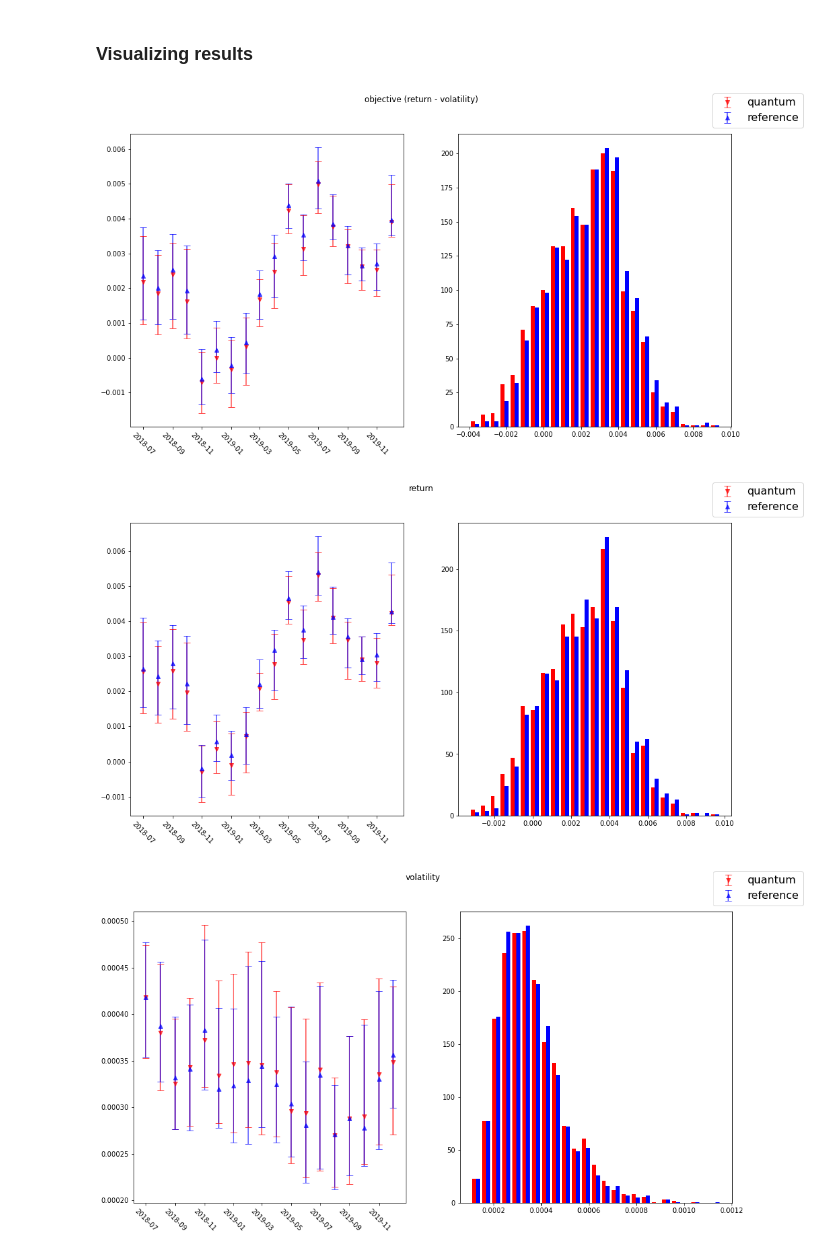
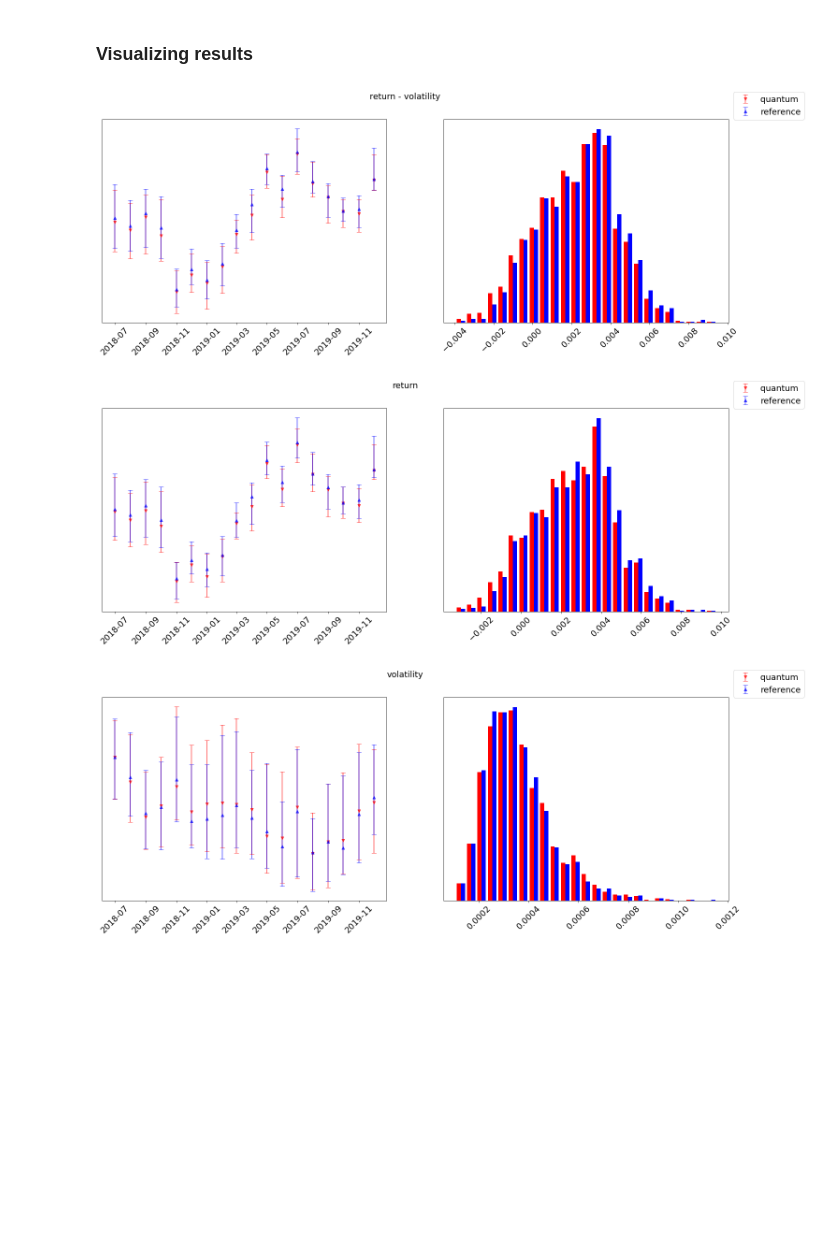
Before and after one commit to grossiM/quantum-optimization-experiments, a Jupyter notebook: benchmarking.ipynb, the cells around one changed output. Drawn from its saved outputs; the diff is of its cells as text; code cells hidden in the pictures; blank space fills up the shorter version.

Commit message:
minor style changes to graphs

```diff
--- a/benchmarking.ipynb
+++ b/benchmarking.ipynb
@@ -270,34 +273,40 @@ flat_results = {solver :{metric : [granular_results[solver][portfolio][date][met
 # %%
 #creates a subplot to display results over a given metric
 labels_dict = {'vqe': 'quantum', 'classic': 'reference'}
-titles_dict = {'objective_function_value': 'objective (return - volatility)', 'computational_time': 'computational time [s]'}
+titles_dict = {'objective_function_value': 'return - volatility', 'computational_time': 'computational time [s]'}
+fontsize = 18
 
 for metric in metrics:
-    fig, (ax1, ax2) = plt.subplots(1, 2, figsize=(16, 8))
+    fig, (ax1, ax2) = plt.subplots(1, 2, figsize=(24, 8))
 
     # scatter plot comparing the different solvers
     for i,solver in enumerate(solvers):
         means = np.array([stats_results[solver][date][metric]['50%'] for date in optim_dates])
         perc25s = np.array([stats_results[solver][date][metric]['25%'] for date in optim_dates])
         perc75s = np.array([stats_results[solver][date][metric]['75%'] for date in optim_dates])
 
         y = means
         err_low = means-perc25s
         err_high = perc75s-means
         error = [err_low, err_high]
         ax1.errorbar(x=optim_dates, y=y, yerr=error, c=palette[solvers.index(solver)%len(palette)],
                      fmt=markers[solvers.index(solver)%len(markers)], capsize=5, alpha=0.7, label=labels_dict.get(solver,solver))
     #ax1.set_yscale('log')
-    plt.setp(ax1.xaxis.get_majorticklabels(), rotation=-45)
+    ax1.yaxis.set_visible(False)
+    plt.setp(ax1.xaxis.get_majorticklabels(), rotation=45)
+    plt.setp(ax1.xaxis.get_majorticklabels(), fontsize=fontsize)
 
     # histogram comparing the different solvers
     ys = [flat_results[s][metric] for s in solvers]
     colors = [palette[solvers.index(s)] for s in solvers]
     ax2.hist(ys, bins=25, color=colors)
+    ax2.yaxis.set_visible(False)
+    plt.setp(ax2.xaxis.get_majorticklabels(), rotation=45)
+    plt.setp(ax2.xaxis.get_majorticklabels(), fontsize=fontsize)
 
-    fig.suptitle(titles_dict.get(metric, metric))
-    fig.legend(prop={'size': 16})
+    fig.suptitle(titles_dict.get(metric, metric), fontsize=fontsize)
+    fig.legend(prop={'size': fontsize})
 # %% [output]
-[figure, old version]
+[figure, new version]
-[figure, old version]
+[figure, new version]
-[figure, old version]
+[figure, new version]
```
Also changed, not shown: parts of 2 cells of this notebook.
